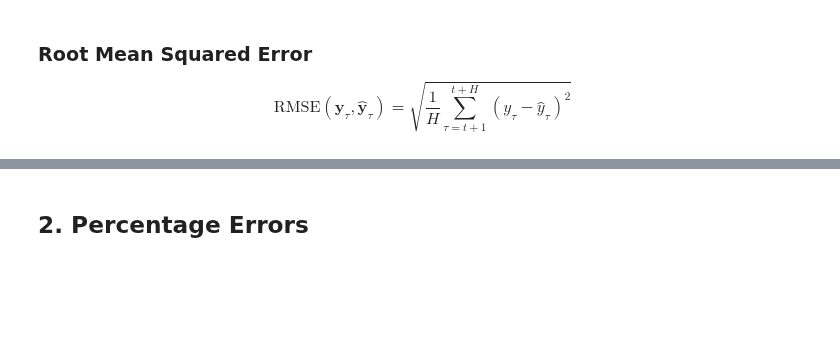
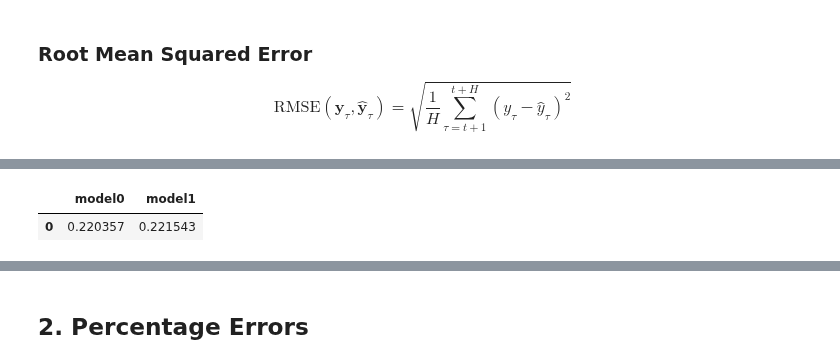
Before and after one commit to Nixtla/utilsforecast, a Jupyter notebook: nbs/losses.ipynb, the cells around one changed output, grey strips where cells are left out. Cells and saved outputs as stored; diff of their text form; code cells hidden in the pictures; blank space fills up the shorter version.

```diff
--- a/nbs/losses.ipynb
+++ b/nbs/losses.ipynb
@@ -237,16 +335,18 @@ def rmse(
     as the original time series so its comparison with other
     series is possible only if they share a common scale.
     RMSE has a direct connection to the L2 norm."""
-    if isinstance(agg_by, list) and isinstance(agg_by[0], list):
-        raise NotImplementedError(
-            'RMSE is not implemented for multiple aggregations. '
-            'Please use MSE instead or provide a single aggregation.'
-        )
-    res = mse(df, models, id_col, target_col, agg_by)
+    if agg_by == NOT_SET or agg_by is None or (isinstance(agg_by, list) and not isinstance(agg_by[0], list)):
+        res = mse(df, models, id_col, target_col, agg_by)
+        remaining_aggs = []
+    else:
+        res = mse(df, models, id_col, target_col, agg_by[0])
+        remaining_aggs = agg_by[1:]
     if isinstance(res, (pd.DataFrame, pd.Series)):
         res[models] = res[models].pow(0.5)
     else:
         res = res.with_columns(*[pl.col(c).pow(0.5) for c in models])
+    if remaining_aggs:
+        res = _aggregate(res, models, id_col, remaining_aggs)
     return res
 # %%
 rmse(series, models)
@@ -253,2 +365,7 @@ rmse(series, models)
+# %%
+rmse(series, models, agg_by=[['unique_id'], None])
+# %% [output]
+|  | model0 | model1 |
+| 0 | 0.220357 | 0.221543 |
 # %%
 rmse(series, models)[models].mean()
```
Also changed, not shown: parts of 22 cells of this notebook, 3 other files.
